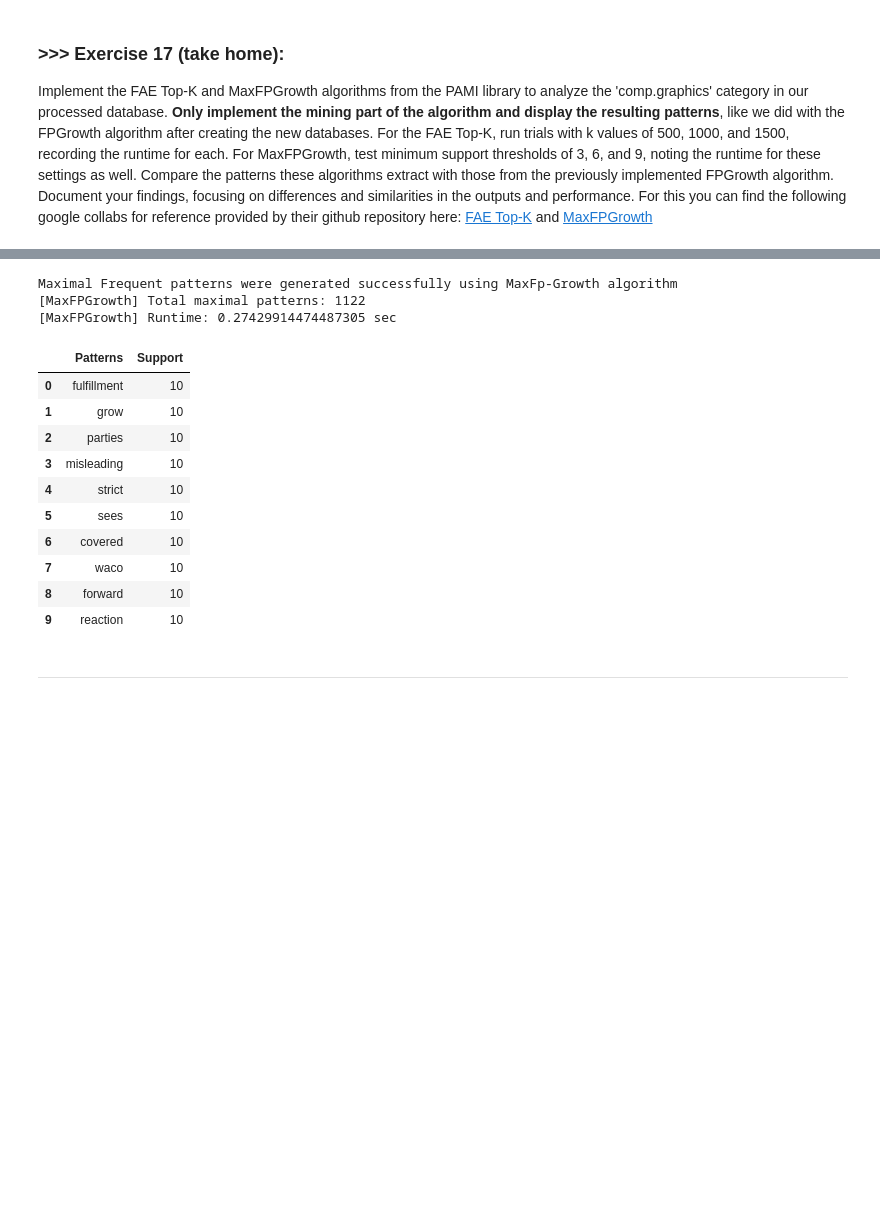
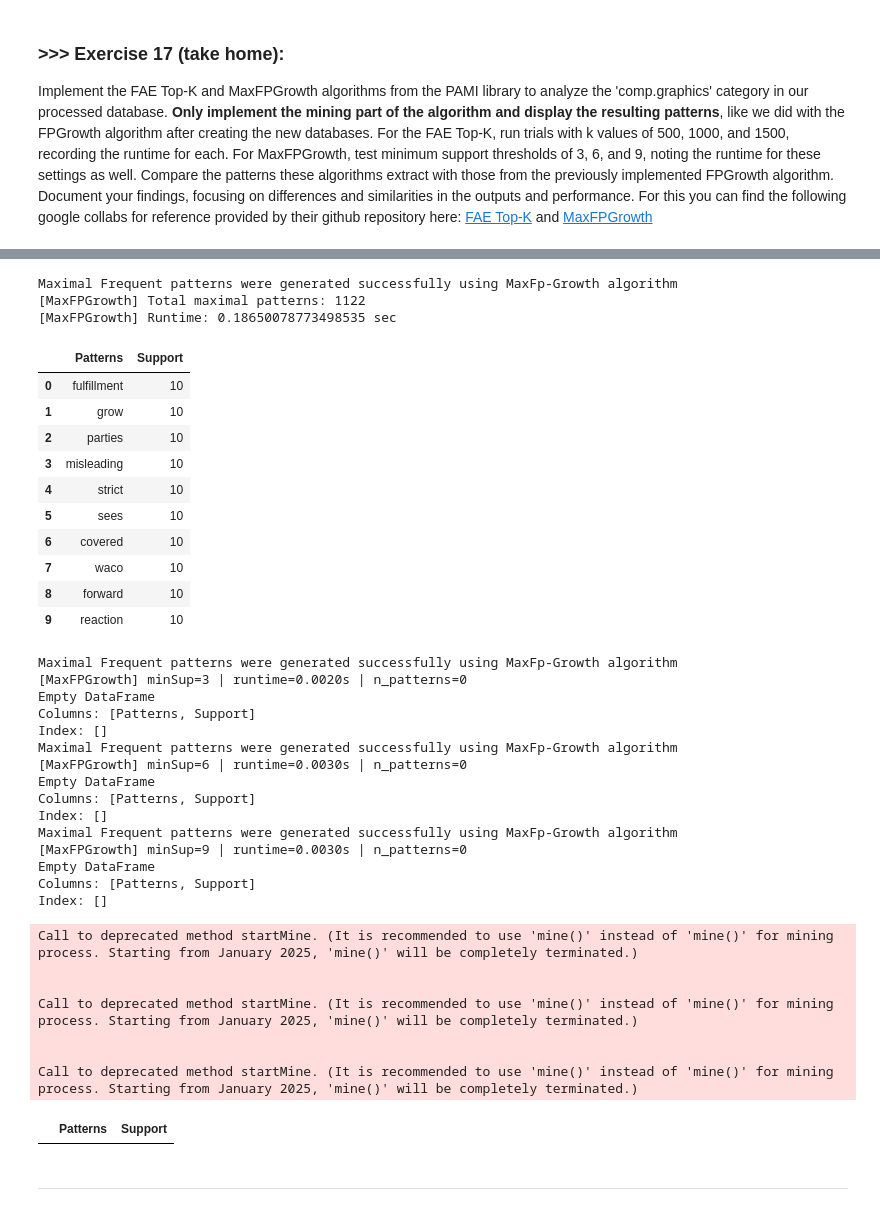
Before and after one commit to nguyentr0101/DM2025-Lab1-Exercise, a Jupyter notebook: DM2025-Lab1-Master.ipynb, the cells around one changed output, grey strips where cells are left out. Cells and saved outputs as stored; diff of their text form; code cells hidden in the pictures; blank space fills up the shorter version.

```diff
--- a/DM2025-Lab1-Master.ipynb
+++ b/DM2025-Lab1-Master.ipynb
@@ -2128,30 +2193,68 @@ institute       33
 # %%
 # MaxFPGrowth
 # Return only *maximal* frequent patterns
 minSup = 10
 from PAMI.frequentPattern.maximal import MaxFPGrowth as max_alg
 maxfp = max_alg.MaxFPGrowth(iFile=iFile, minSup=minSup)
 maxfp.mine()
 max_df = maxfp.getPatternsAsDataFrame()
 print(f"[MaxFPGrowth] Total maximal patterns: {len(max_df)}")
 print(f"[MaxFPGrowth] Runtime: {maxfp.getRuntime()} sec")
 display(max_df.head(10))
 maxfp.save(f"maximal_patterns_{category}_minSup{minSup}.txt")
+
+#####
+# ---- MaxFPGrowth ----
+from PAMI.frequentPattern.maximal.MaxFPGrowth import MaxFPGrowth
+DATA_FILE = "td_freq_db_soc_religion_christian.csv"
+def run_maxfp(file, minsup, sep=","):
+    m = MaxFPGrowth(iFile=file, minSup=minsup, sep=sep) # set sep="," for CSV
+    m.startMine()
+    df = m.getPatternsAsDataFrame() # correct method name
+    print(f"[MaxFPGrowth] minSup={minsup} | runtime={m.getRuntime():.4f}s | n_patterns={len(df)}")
+    print(df.head(10))
+    return df
+run_maxfp(DATA_FILE, 3)
+run_maxfp(DATA_FILE, 6)
+run_maxfp(DATA_FILE, 9)
 # %% [output]
 Maximal Frequent patterns were generated successfully using MaxFp-Growth algorithm
 [MaxFPGrowth] Total maximal patterns: 1122
-[MaxFPGrowth] Runtime: 0.27429914474487305 sec
+[MaxFPGrowth] Runtime: 0.18650078773498535 sec
 |  | Patterns | Support |
 | 0 | fulfillment | 10 |
 | 1 | grow | 10 |
 | 2 | parties | 10 |
 | 3 | misleading | 10 |
 | 4 | strict | 10 |
 | 5 | sees | 10 |
 | 6 | covered | 10 |
 | 7 | waco | 10 |
 | 8 | forward | 10 |
 | 9 | reaction | 10 |
+Maximal Frequent patterns were generated successfully using MaxFp-Growth algorithm
+[MaxFPGrowth] minSup=3 | runtime=0.0020s | n_patterns=0
+Empty DataFrame
+Columns: [Patterns, Support]
+Index: []
+Maximal Frequent patterns were generated successfully using MaxFp-Growth algorithm
+[MaxFPGrowth] minSup=6 | runtime=0.0030s | n_patterns=0
+Empty DataFrame
+Columns: [Patterns, Support]
+Index: []
+Maximal Frequent patterns were generated successfully using MaxFp-Growth algorithm
+[MaxFPGrowth] minSup=9 | runtime=0.0030s | n_patterns=0
+Empty DataFrame
+Columns: [Patterns, Support]
+Index: []
+Call to deprecated method startMine. (It is recommended to use 'mine()' instead of 'mine()' for mining process. Starting from January 2025, 'mine()' will be completely terminated.)
+
+
+Call to deprecated method startMine. (It is recommended to use 'mine()' instead of 'mine()' for mining process. Starting from January 2025, 'mine()' will be completely terminated.)
+
+
+Call to deprecated method startMine. (It is recommended to use 'mine()' instead of 'mine()' for mining process. Starting from January 2025, 'mine()' will be completely terminated.)
+|  | Patterns | Support |
 # %% [markdown]
 ---
 # %% [markdown]
```
Also changed, not shown: parts of 7 cells of this notebook, 1 other file.
